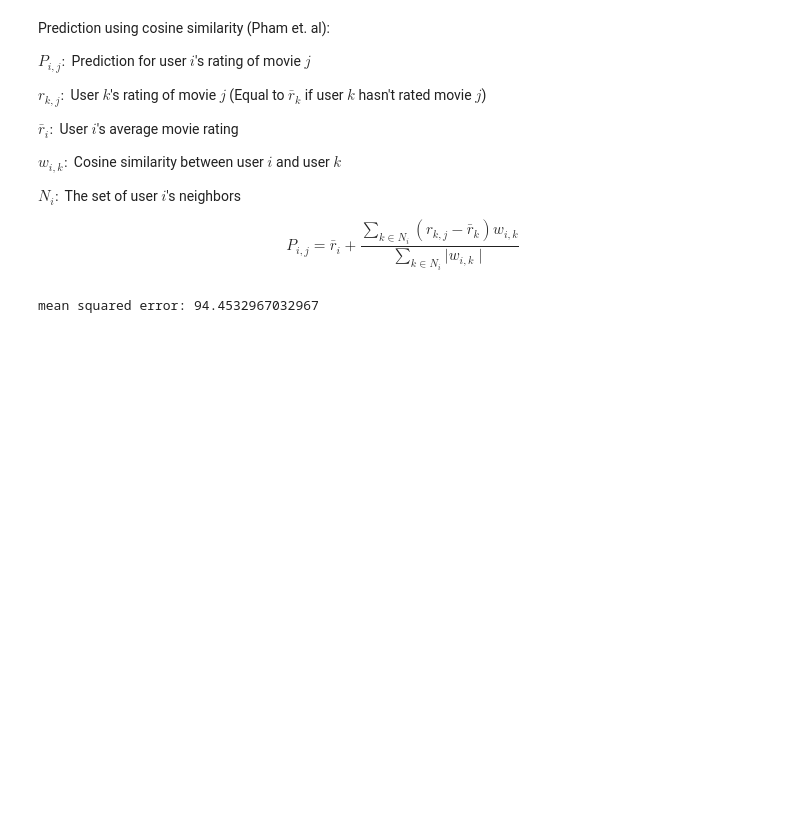
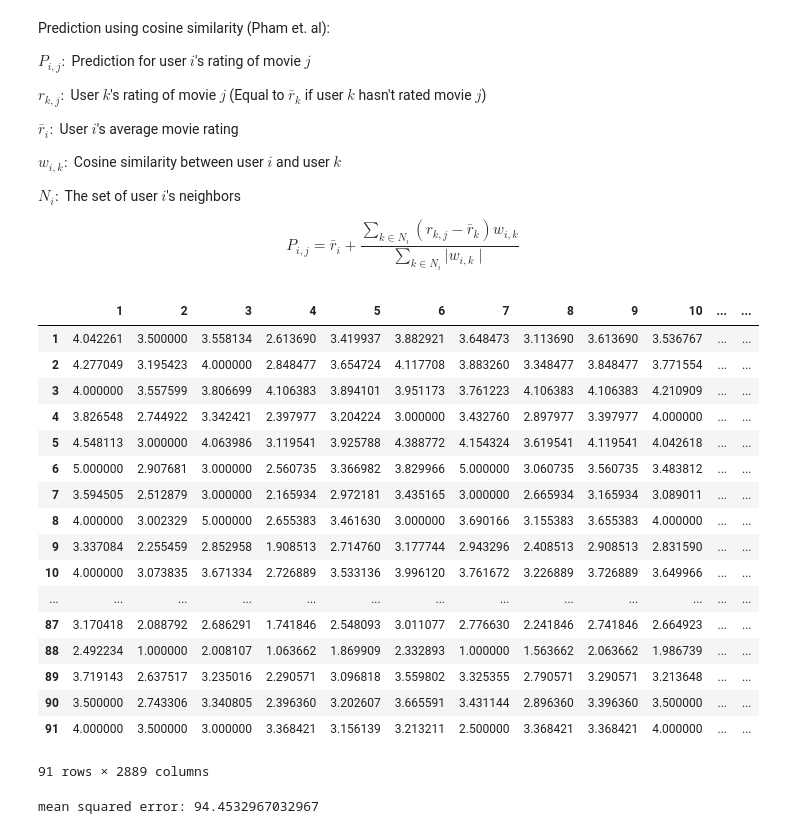
Before and after one commit to BenChristensen12/movie-recommender-system, a Jupyter notebook: user-collaborative-filtering.ipynb, the cells around one changed output. Drawn from its saved outputs; the diff is of its cells as text; code cells hidden in the pictures; blank space fills up the shorter version.

```diff
--- a/user-collaborative-filtering.ipynb
+++ b/user-collaborative-filtering.ipynb
@@ -246,6 +245,27 @@ def KNN_Predict(df, k):
 df = dfs.copy()
 # %%
 new, test = KNN_Predict(df, 5)
+# %%
+new
+# %% [output]
+|  | 1 | 2 | 3 | 4 | 5 | 6 | 7 | 8 | 9 | 10 | ... | ... |
+| 1 | 4.042261 | 3.500000 | 3.558134 | 2.613690 | 3.419937 | 3.882921 | 3.648473 | 3.113690 | 3.613690 | 3.536767 | ... | ... |
+| 2 | 4.277049 | 3.195423 | 4.000000 | 2.848477 | 3.654724 | 4.117708 | 3.883260 | 3.348477 | 3.848477 | 3.771554 | ... | ... |
+| 3 | 4.000000 | 3.557599 | 3.806699 | 4.106383 | 3.894101 | 3.951173 | 3.761223 | 4.106383 | 4.106383 | 4.210909 | ... | ... |
+| 4 | 3.826548 | 2.744922 | 3.342421 | 2.397977 | 3.204224 | 3.000000 | 3.432760 | 2.897977 | 3.397977 | 4.000000 | ... | ... |
+| 5 | 4.548113 | 3.000000 | 4.063986 | 3.119541 | 3.925788 | 4.388772 | 4.154324 | 3.619541 | 4.119541 | 4.042618 | ... | ... |
+| 6 | 5.000000 | 2.907681 | 3.000000 | 2.560735 | 3.366982 | 3.829966 | 5.000000 | 3.060735 | 3.560735 | 3.483812 | ... | ... |
+| 7 | 3.594505 | 2.512879 | 3.000000 | 2.165934 | 2.972181 | 3.435165 | 3.000000 | 2.665934 | 3.165934 | 3.089011 | ... | ... |
+| 8 | 4.000000 | 3.002329 | 5.000000 | 2.655383 | 3.461630 | 3.000000 | 3.690166 | 3.155383 | 3.655383 | 4.000000 | ... | ... |
+| 9 | 3.337084 | 2.255459 | 2.852958 | 1.908513 | 2.714760 | 3.177744 | 2.943296 | 2.408513 | 2.908513 | 2.831590 | ... | ... |
+| 10 | 4.000000 | 3.073835 | 3.671334 | 2.726889 | 3.533136 | 3.996120 | 3.761672 | 3.226889 | 3.726889 | 3.649966 | ... | ... |
+| ... | ... | ... | ... | ... | ... | ... | ... | ... | ... | ... | ... | ... |
+| 87 | 3.170418 | 2.088792 | 2.686291 | 1.741846 | 2.548093 | 3.011077 | 2.776630 | 2.241846 | 2.741846 | 2.664923 | ... | ... |
+| 88 | 2.492234 | 1.000000 | 2.008107 | 1.063662 | 1.869909 | 2.332893 | 1.000000 | 1.563662 | 2.063662 | 1.986739 | ... | ... |
+| 89 | 3.719143 | 2.637517 | 3.235016 | 2.290571 | 3.096818 | 3.559802 | 3.325355 | 2.790571 | 3.290571 | 3.213648 | ... | ... |
+| 90 | 3.500000 | 2.743306 | 3.340805 | 2.396360 | 3.202607 | 3.665591 | 3.431144 | 2.896360 | 3.396360 | 3.500000 | ... | ... |
+| 91 | 4.000000 | 3.500000 | 3.000000 | 3.368421 | 3.156139 | 3.213211 | 2.500000 | 3.368421 | 3.368421 | 4.000000 | ... | ... |
+91 rows × 2889 columns
 # %%
 mse = Test_KMeans(standardize(new), standardize(test))
 print("mean squared error:", mse)
```
Also changed, not shown: parts of 1 cell of this notebook, 1 other file.
